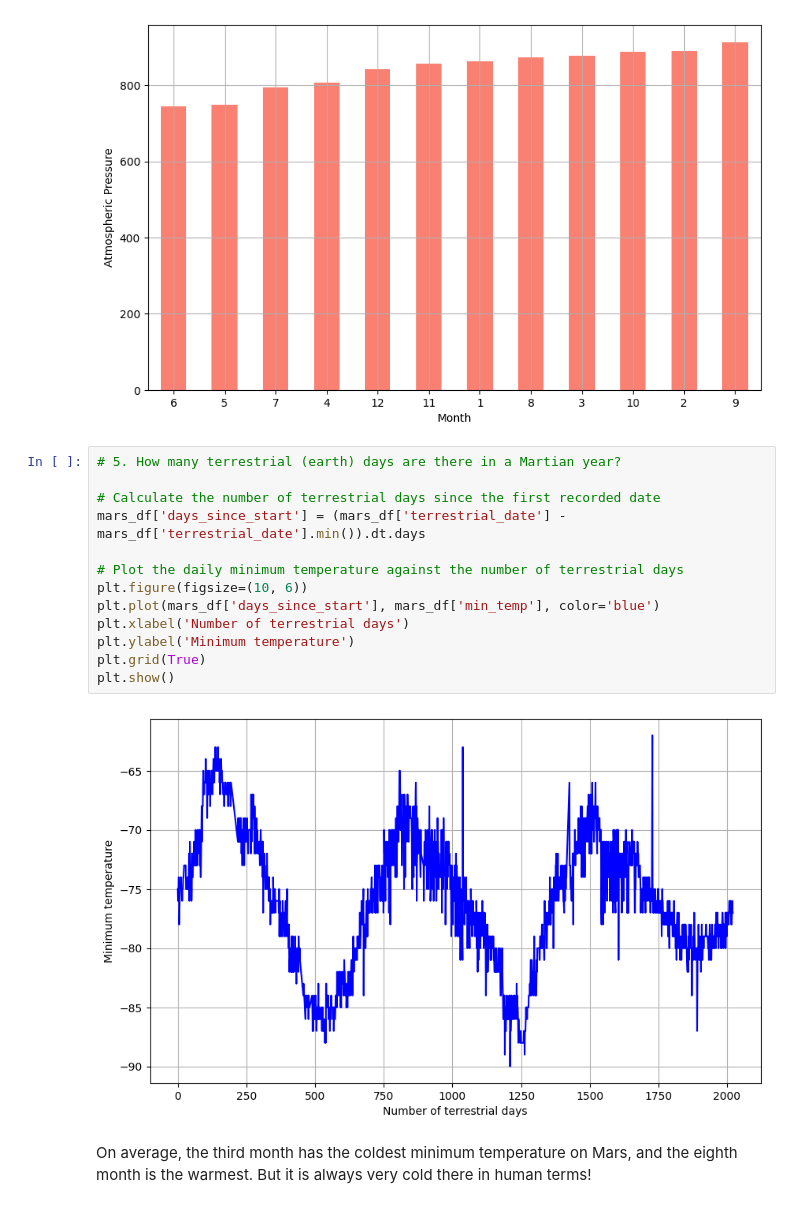
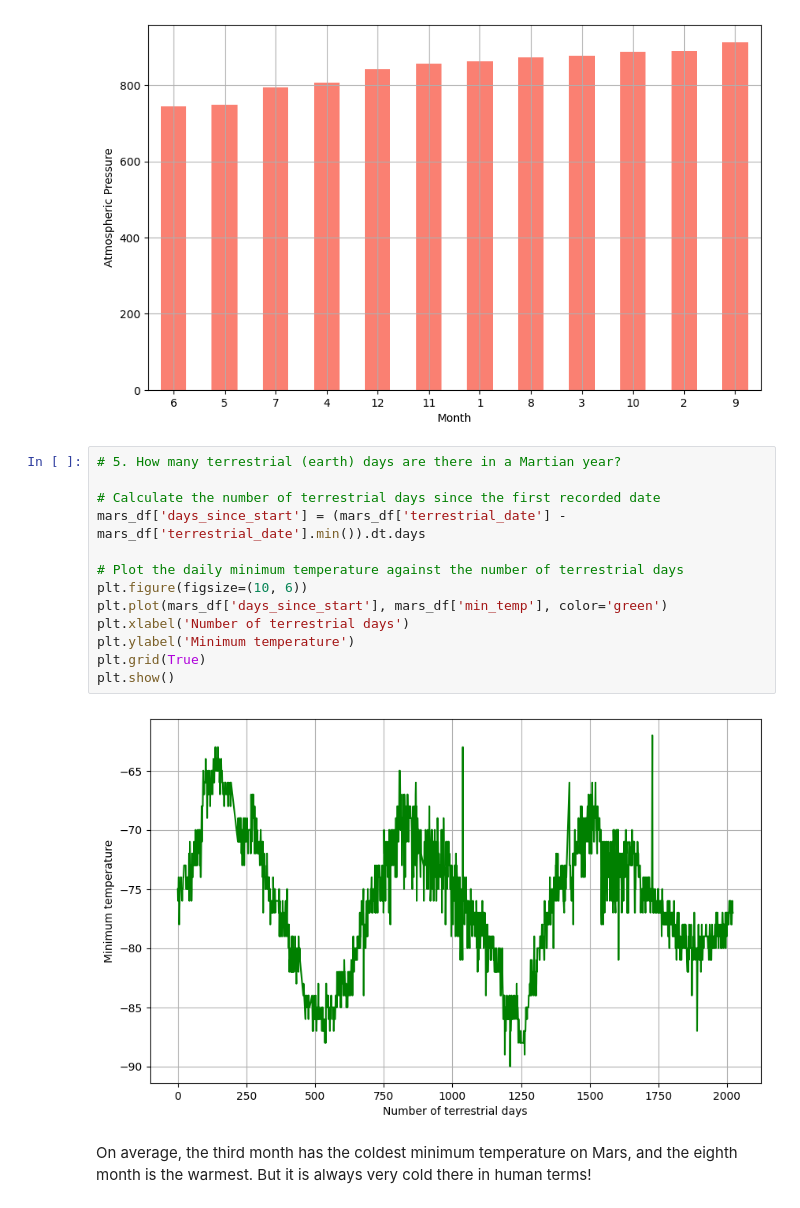
Before and after one commit to NDeogratius/web-scraping, a Jupyter notebook: part_2_mars_weather.ipynb, the cells around one changed output. Drawn from its saved outputs; the diff is of its cells as text.

```diff
--- a/part_2_mars_weather.ipynb
+++ b/part_2_mars_weather.ipynb
@@ -226,18 +226,18 @@ plt.show()
 # %%
 # 5. How many terrestrial (earth) days are there in a Martian year?
 
 # Calculate the number of terrestrial days since the first recorded date
 mars_df['days_since_start'] = (mars_df['terrestrial_date'] - mars_df['terrestrial_date'].min()).dt.days
 
 # Plot the daily minimum temperature against the number of terrestrial days
 plt.figure(figsize=(10, 6))
-plt.plot(mars_df['days_since_start'], mars_df['min_temp'], color='blue')
+plt.plot(mars_df['days_since_start'], mars_df['min_temp'], color='green')
 plt.xlabel('Number of terrestrial days')
 plt.ylabel('Minimum temperature')
 plt.grid(True)
 plt.show()
 # %% [output]
-[figure, old version]
+[figure, new version]
 # %% [markdown]
 On average, the third month has the coldest minimum temperature on Mars, and the eighth month is the warmest. But it is always very cold there in human terms!
 # %% [markdown]
```
Also changed, not shown: 2 other files.
